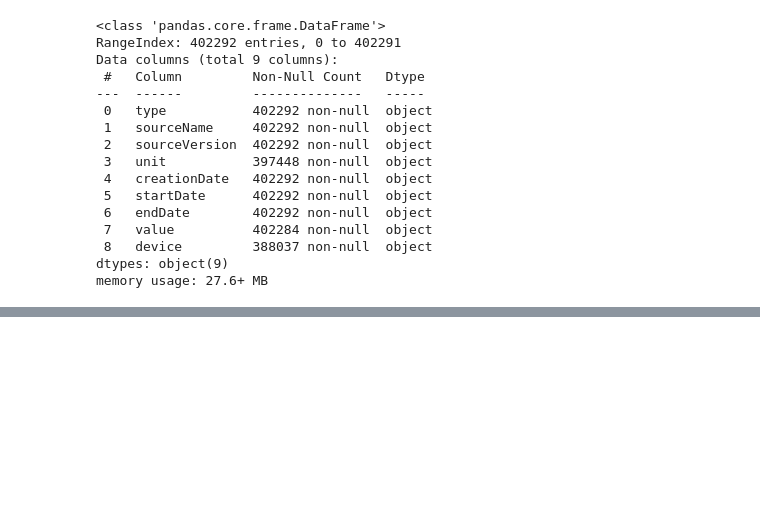
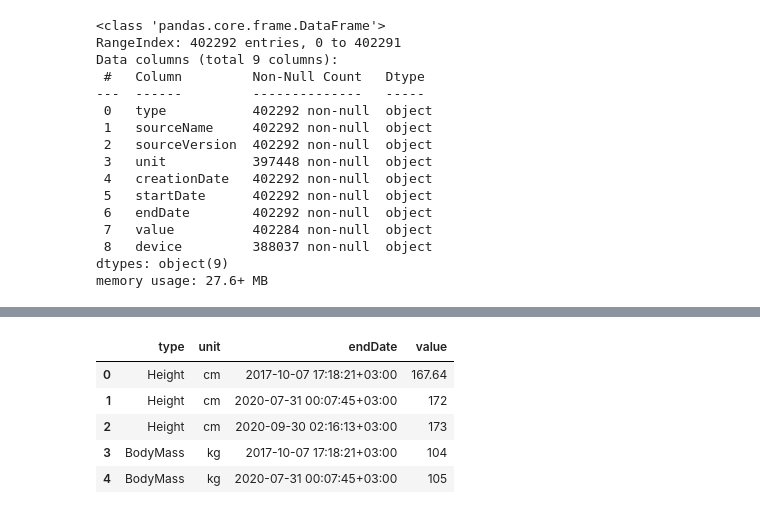
Before and after one commit to Doumham-Armah/AppleHealthAnalysis, a Jupyter notebook: health_analysis.ipynb, the cells around one changed output, grey strips where cells are left out. Saved outputs shown, nothing was run; the diff lists cells and outputs as text; code cells hidden in the pictures; blank space fills up the shorter version.

```diff
--- a/health_analysis.ipynb
+++ b/health_analysis.ipynb
@@ -10,8 +14,8 @@ root = tree.getroot()
 record_list = [x.attrib for x in root.iter('Record')]
 # %%
 # create DataFrame from a list (rows) of dictionaries (columns)
-data = pd.DataFrame(record_list)
-data.head()
+df = pd.DataFrame(record_list)
+df.head()
 # %% [output]
 |  | type | sourceName | sourceVersion | unit | creationDate | startDate | endDate | value | device |
 | 0 | HKQuantityTypeIdentifierHeight | Health | 11.0 | cm | 2017-10-07 17:18:21 +0300 | 2017-10-07 17:18:21 +0300 | 2017-10-07 17:18:21 +0300 | 167.64 | NaN |
@@ -63,3 +44,10 @@ Data columns (total 9 columns):
  8   device         388037 non-null  object
 dtypes: object(9)
 memory usage: 27.6+ MB
+# %%
+# change type of Dates cols to daterime
+for col in ['creationDate', 'startDate', 'endDate']:
+    df[col] = pd.to_datetime(df[col])
+# %%
+# remove 'HKQuantityTypeIdentifier' from type col
+df.type = df.type.str.replace('HKQuantityTypeIdentifier', '')
@@ -65,0 +74,12 @@ memory usage: 27.6+ MB
+# %%
+# drop unwanted cols
+df.drop(['sourceName', 'sourceVersion', 'creationDate', 'startDate', 'device'], axis=1, inplace=True)
+# %%
+df.head()
+# %% [output]
+|  | type | unit | endDate | value |
+| 0 | Height | cm | 2017-10-07 17:18:21+03:00 | 167.64 |
+| 1 | Height | cm | 2020-07-31 00:07:45+03:00 | 172 |
+| 2 | Height | cm | 2020-09-30 02:16:13+03:00 | 173 |
+| 3 | BodyMass | kg | 2017-10-07 17:18:21+03:00 | 104 |
+| 4 | BodyMass | kg | 2020-07-31 00:07:45+03:00 | 105 |
```
Also changed, not shown: parts of 15 cells of this notebook.
